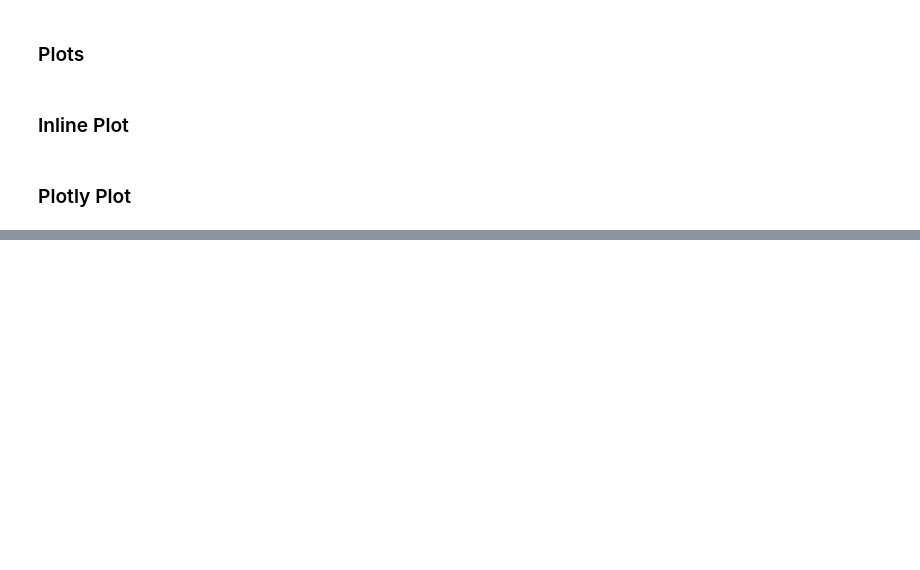
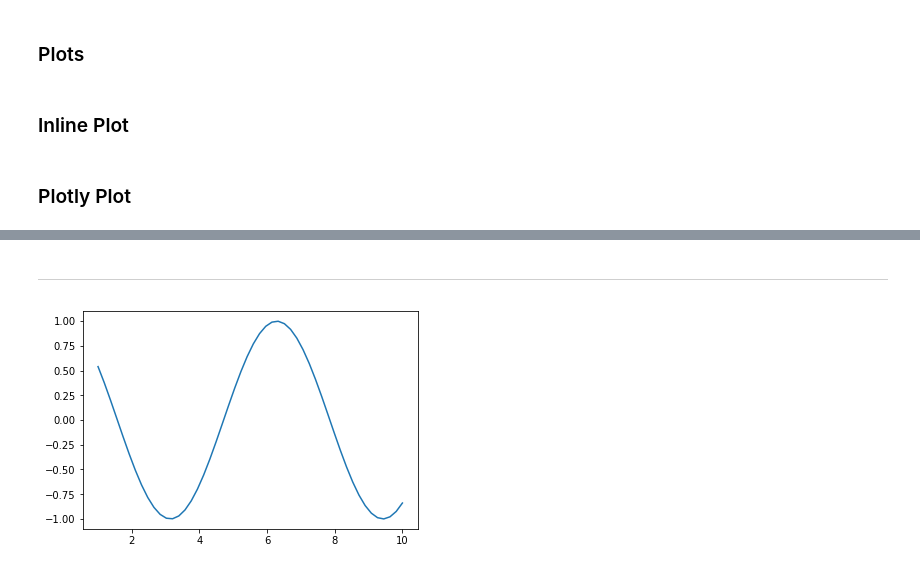
Before and after one commit to Jim-Shaddix/Method-Of-Relaxation, a Jupyter notebook: How-It-Works.ipynb, the cells around one changed output, grey strips where cells are left out. Cells and saved outputs as stored; diff of their text form; code cells hidden in the pictures; blank space fills up the shorter version.

```diff
--- a/How-It-Works.ipynb
+++ b/How-It-Works.ipynb
@@ -158,3 +167,5 @@ fig = go.Figure(data=data, layout=layout)
 py.iplot(fig, filename='elevations-3d-surface')
 # %% [output]
 [interactive output not drawn]
+# %% [markdown]
+---
@@ -160,0 +177,7 @@ py.iplot(fig, filename='elevations-3d-surface')
+# %%
+x = np.linspace(1,10)
+y = np.cos(x)
+
+plt.plot(x,y);
+# %% [output]
+[figure, added]
```
Also changed, not shown: parts of 12 cells of this notebook, 7 other files.
